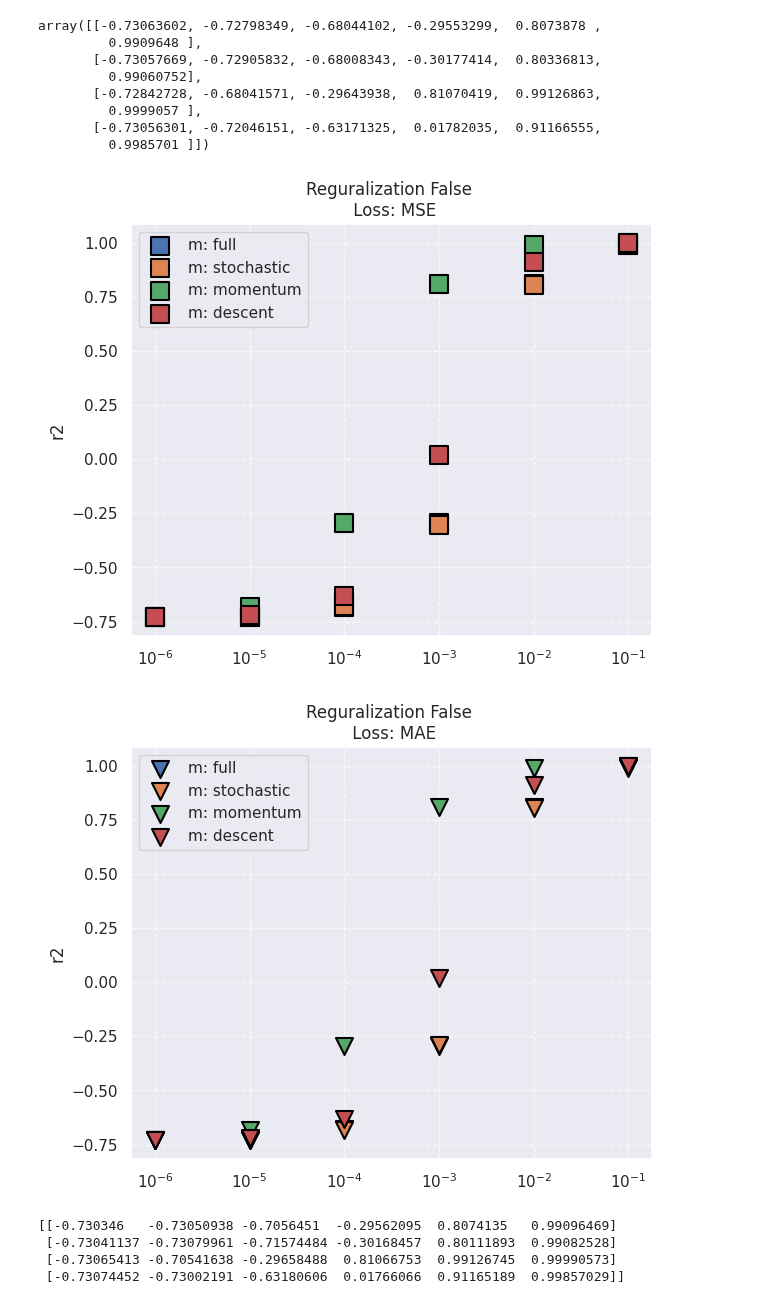
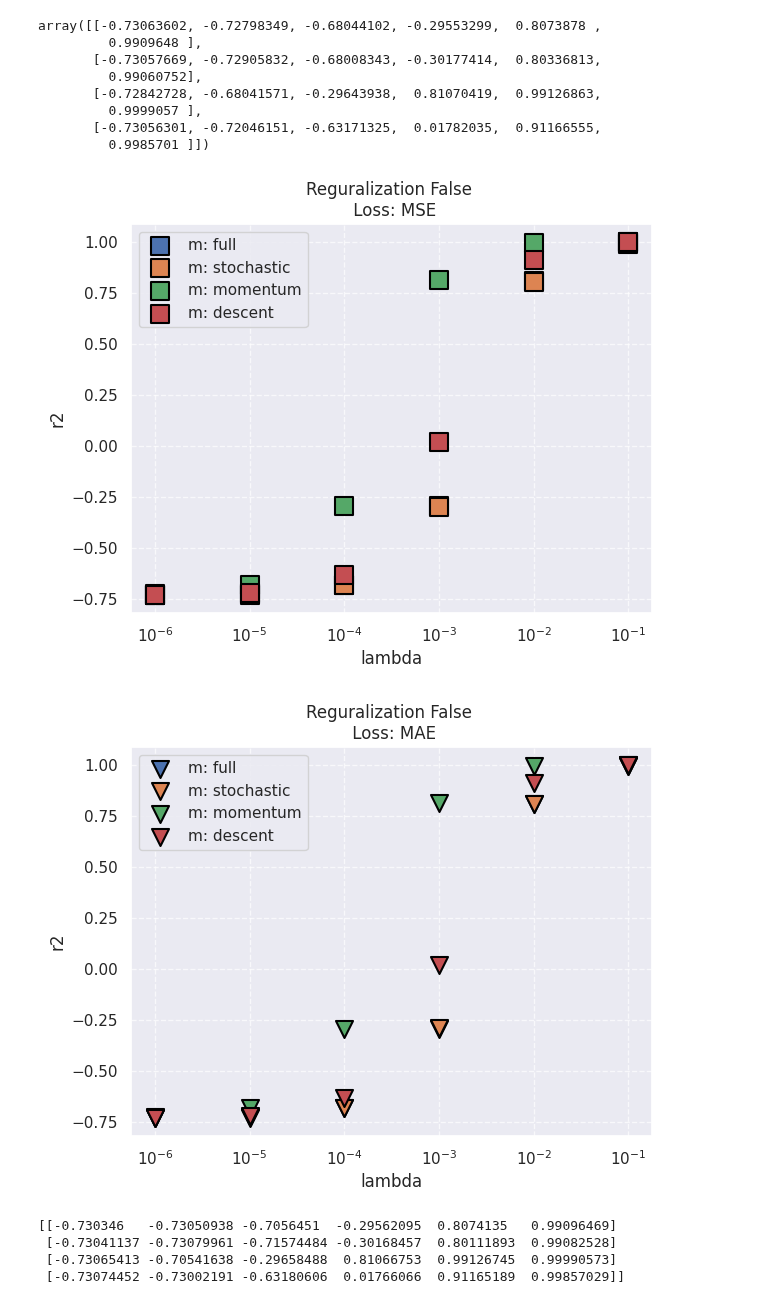
Before and after one commit to magomeda228/Colab_Google_ML_H-W, a Jupyter notebook: Gradient_Descent.ipynb, the cells around one changed output. Drawn from its saved outputs; the diff is of its cells as text; code cells hidden in the pictures.

```diff
--- a/Gradient_Descent.ipynb
+++ b/Gradient_Descent.ipynb
@@ -1146,18 +1146,19 @@ array([[-0.73063602, -0.72798349, -0.68044102, -0.29553299,  0.8073878 ,
 # %%
 x = np.logspace(-6, -1, num=6)
 y = np.array(r2_dat[:24]).reshape(4, -1)
 markers = ['o', 's', 'd', '*', 'x', 'v']
 for i in range(y.shape[0]):
   sns.scatterplot(x=x, y=y[i], label=f'm: {methods[i]}', s=150, marker='s', edgecolor='black', linewidth=1.5)
 plt.xscale('log')
+plt.xlabel('lambda')
 plt.ylabel('r2')
 plt.grid(True, linestyle='--', alpha=0.7)
 plt.tight_layout()
 plt.title('Reguralization False \n Loss: MSE')
 plt.legend()
 plt.show()
 # %% [output]
-[figure, old version]
+[figure, new version]
 # %%
 x = np.logspace(-6, -1, num=6)
 y = np.array(r2_dat[24:48]).reshape(4, -1)
@@ -1165,6 +1166,7 @@ markers = ['o', 's', 'd', '*', 'x', 'v']
 for i in range(y.shape[0]):
   sns.scatterplot(x=x, y=y[i], label=f'm: {methods[i]}', s=150, marker='v', edgecolor='black', linewidth=1.5)
 plt.xscale('log')
+plt.xlabel('lambda')
 plt.ylabel('r2')
 plt.grid(True, linestyle='--', alpha=0.7)
 plt.tight_layout()
@@ -1172,7 +1174,7 @@ plt.title('Reguralization False \n Loss: MAE')
 plt.legend()
 plt.show()
 # %% [output]
-[figure, old version]
+[figure, new version]
 # %%
 print(np.array(r2_dat[48:72]).reshape(4, -1))
 # %% [output]
```
Also changed, not shown: parts of 2 cells of this notebook.
